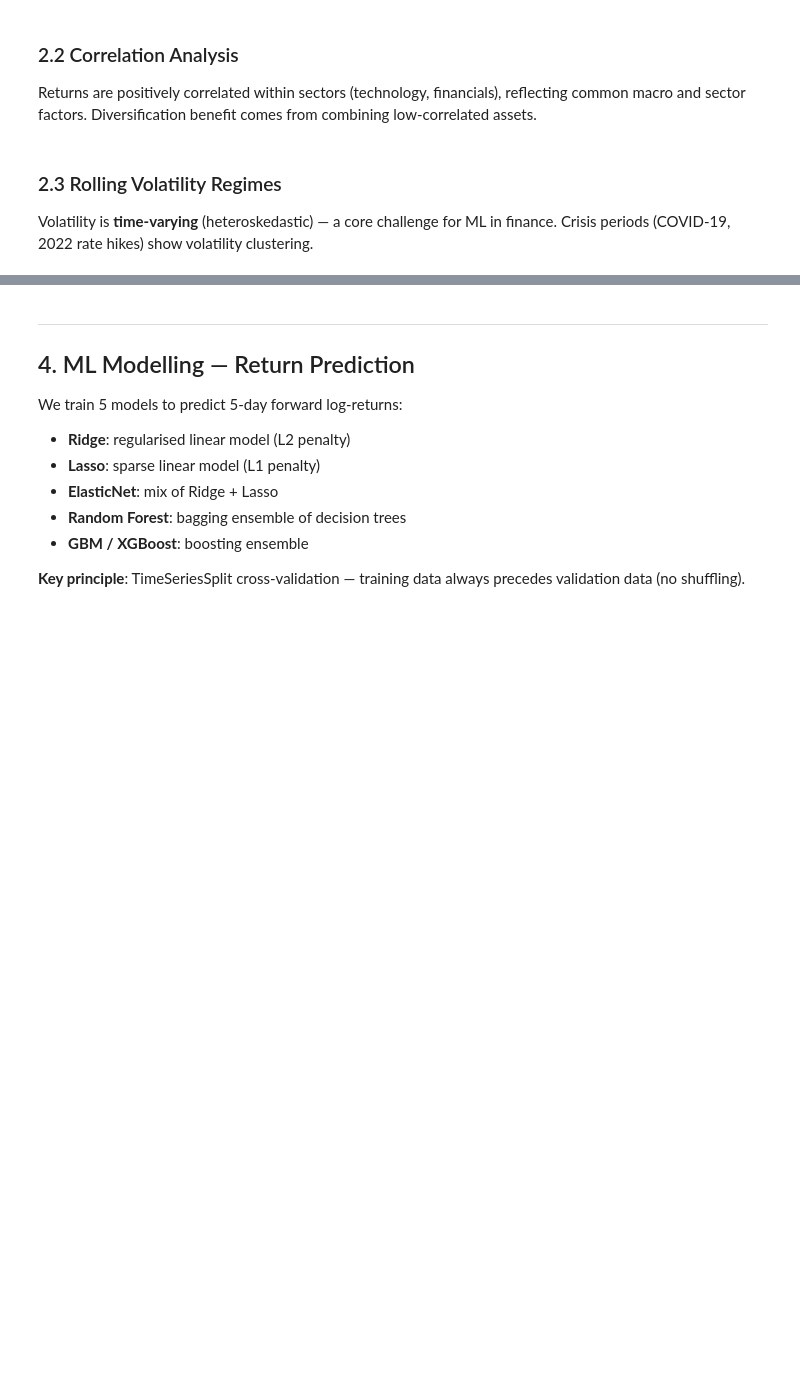
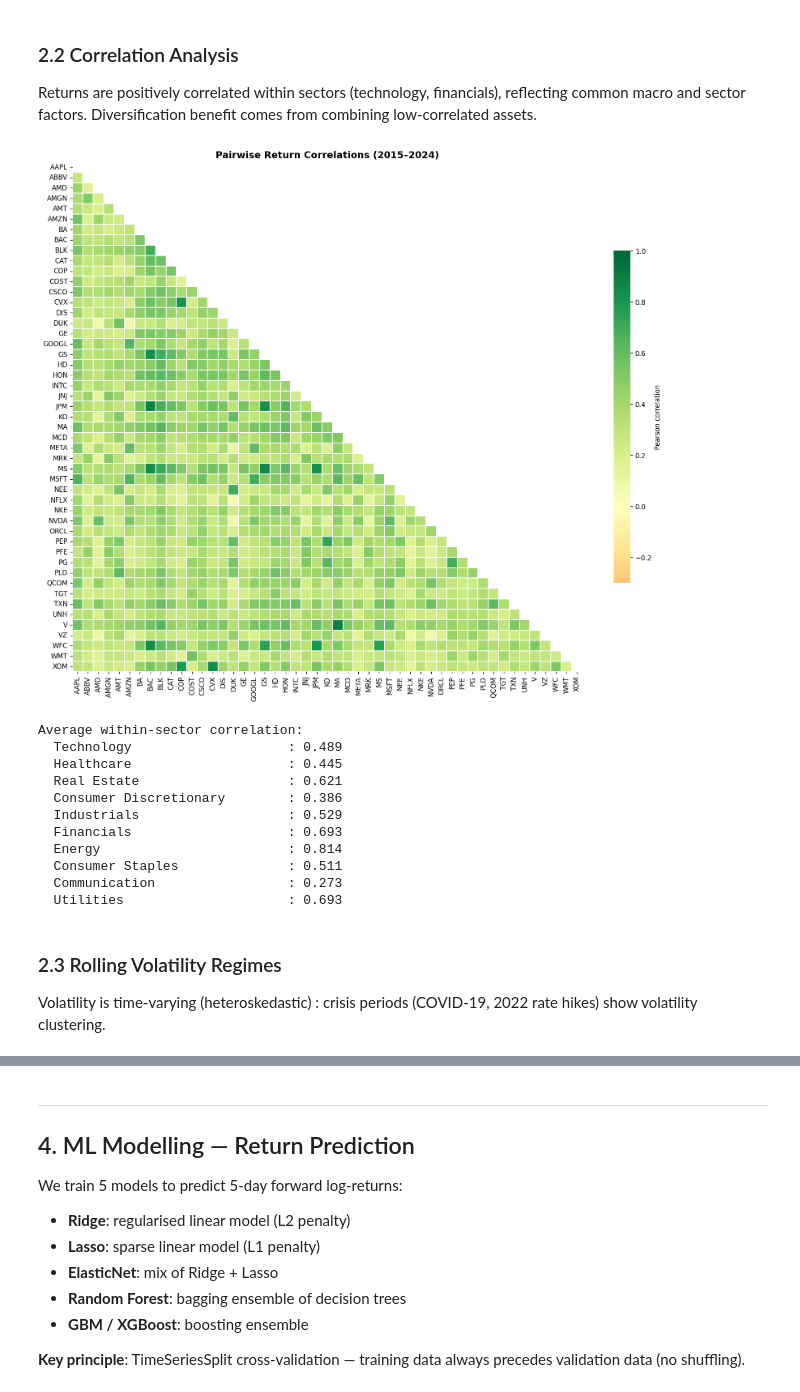
Before and after one commit to maelpertuisot-del/Portfolio-allocation, a Jupyter notebook: notebooks/portfolio_analysis.ipynb, the cells around one changed output, grey strips where cells are left out. Cells and saved outputs as stored; diff of their text form; code cells hidden in the pictures; blank space fills up the shorter version.

```diff
--- a/notebooks/portfolio_analysis.ipynb
+++ b/notebooks/portfolio_analysis.ipynb
@@ -167,34 +202,43 @@ Returns are positively correlated within sectors (technology, financials),
 reflecting common macro and sector factors.
 Diversification benefit comes from combining low-correlated assets.
 # %%
+# we want to display the correlation between the assets
 corr = daily_ret.corr()
 
 fig, ax = plt.subplots(figsize=(14, 12))
 mask = np.triu(np.ones_like(corr, dtype=bool))
-sns.heatmap(
-    corr, mask=mask, ax=ax,
-    cmap="RdYlGn", center=0, vmin=-0.3, vmax=1,
-    annot=False, linewidths=0.2, square=True,
-    cbar_kws={"shrink": 0.6, "label": "Pearson correlation"},
-)
+sns.heatmap(corr, mask=mask, ax=ax,cmap="RdYlGn", center=0, vmin=-0.3, vmax=1,annot=False, linewidths=0.2, square=True,cbar_kws={"shrink": 0.6, "label": "Pearson correlation"})
 ax.set_title("Pairwise Return Correlations (2015–2024)", fontsize=14, fontweight="bold")
 plt.tight_layout()
 plt.savefig("results/03_correlation_heatmap.png", dpi=120, bbox_inches="tight")
 plt.show()
 
-# Average within-sector vs cross-sector correlation
+# and the correlation within a sector
 sectors = get_sector_series(prices.columns.tolist())
 print("\nAverage within-sector correlation:")
 for sec in sectors.unique():
     tickers_sec = sectors[sectors == sec].index.tolist()
     tickers_sec = [t for t in tickers_sec if t in corr.columns]
     if len(tickers_sec) >= 2:
         sub = corr.loc[tickers_sec, tickers_sec]
         vals = sub.values[np.tril_indices_from(sub.values, k=-1)]
         print(f"  {sec:30s}: {vals.mean():.3f}")
+# %% [output]
+[figure, added]
+Average within-sector correlation:
+  Technology                    : 0.489
+  Healthcare                    : 0.445
+  Real Estate                   : 0.621
+  Consumer Discretionary        : 0.386
+  Industrials                   : 0.529
+  Financials                    : 0.693
+  Energy                        : 0.814
+  Consumer Staples              : 0.511
+  Communication                 : 0.273
+  Utilities                     : 0.693
 # %% [markdown]
 ### 2.3 Rolling Volatility Regimes
 
-Volatility is **time-varying** (heteroskedastic) — a core challenge for ML in finance.
-Crisis periods (COVID-19, 2022 rate hikes) show volatility clustering.
+Volatility is time-varying (heteroskedastic) :
+crisis periods (COVID-19, 2022 rate hikes) show volatility clustering.
 # %%
```
Also changed, not shown: parts of 9 cells of this notebook.
